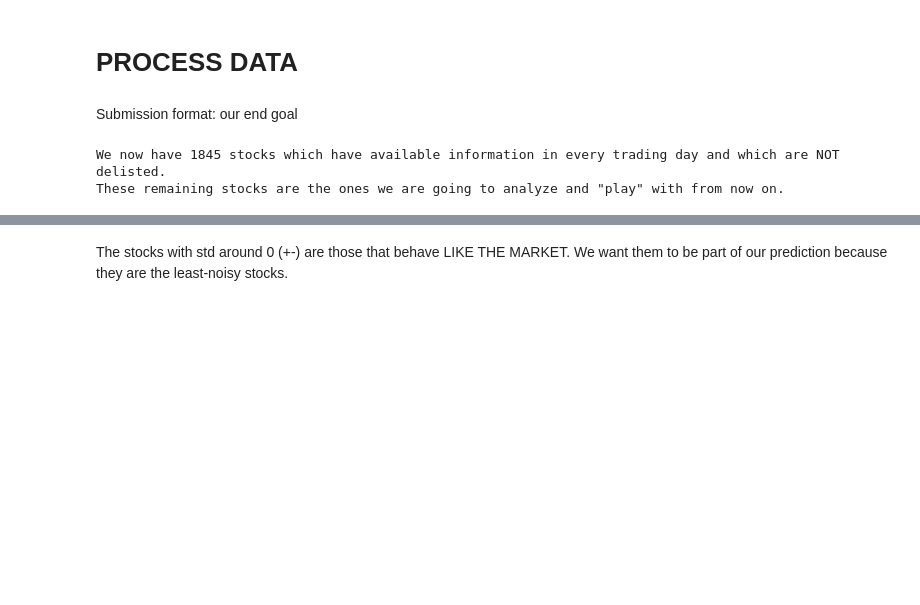
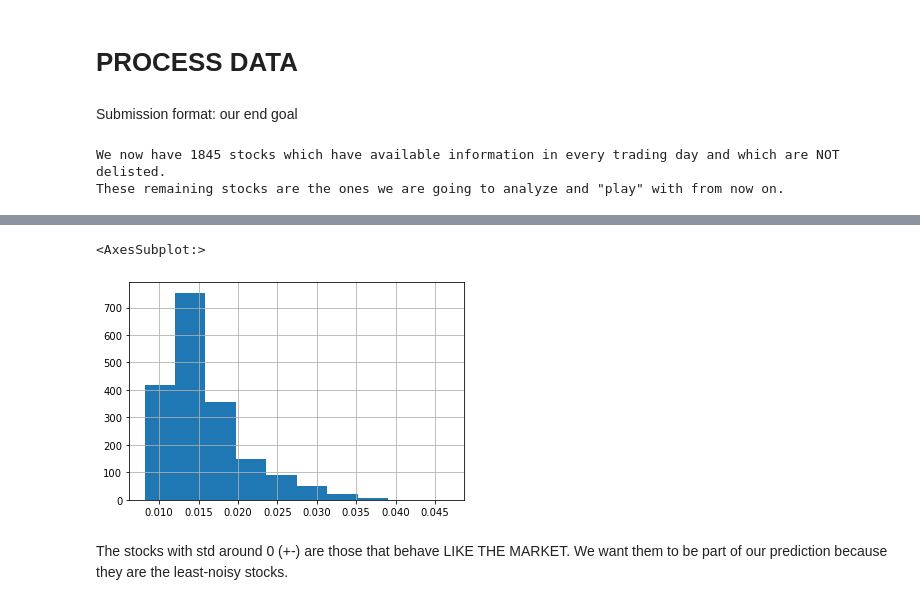
Before and after one commit to ofirnesher-nemodata/jpx-tokyo-stock-exchange-prediction, a Jupyter notebook: notebooks/submission-21-06-22.ipynb, the cells around one changed output, grey strips where cells are left out. Drawn from its saved outputs; the diff is of its cells as text; code cells hidden in the pictures; blank space fills up the shorter version.

```diff
--- a/notebooks/submission-21-06-22.ipynb
+++ b/notebooks/submission-21-06-22.ipynb
@@ -89,5 +90,8 @@ def adjust_price(price):
     return price
 # %%
 adj_prices_df = adjust_price(listed_stock_prices)
+
+# TODO: change "adj_open"!
 adj_prices_df['daily_change'] = (adj_prices_df['adj_close'] - adj_prices_df['adj_open']) / adj_prices_df['adj_close']
+adj_prices_df = adj_prices_df.reset_index()
 # adj_prices_df
@@ -94,5 +114,5 @@ adj_prices_df['daily_change'] = (adj_prices_df['adj_close'] - adj_prices_df['adj
 # %%
-grouped_df = adj_prices_df.groupby(adj_prices_df.index, observed=True)['daily_change'].mean()
+grouped_df = adj_prices_df.groupby('Date')['daily_change'].mean()
 grouped_df = pd.DataFrame(grouped_df)
 grouped_df.columns = ['market_change_mean']
 # grouped_df
@@ -99,7 +136,7 @@ grouped_df.columns = ['market_change_mean']
 # %%
 all_stocks_df = adj_prices_df.join(grouped_df, on='Date')
 all_stocks_df['market_gap'] = all_stocks_df['daily_change'] - all_stocks_df['market_change_mean']
-all_stocks_df.sort_index(inplace=True)
+all_stocks_df.sort_values(by='Date', inplace=True)
 # all_stocks_df.head()
 # %%
 # all_stocks_df[all_stocks_df['SecuritiesCode'] == 1301]['market_gap'].std()
@@ -109,3 +146,5 @@ all_stocks_df.sort_index(inplace=True)
 #                                                                            kind="line", figsize=(20, 10))
 # %%
 statistics_df = all_stocks_df.groupby(by='SecuritiesCode')['market_gap'].agg(['mean', 'median', 'std'])
+statistics_df['abs_mean'] = np.abs(statistics_df['mean'])
+statistics_df
@@ -112,5 +166,8 @@ statistics_df = all_stocks_df.groupby(by='SecuritiesCode')['market_gap'].agg(['m
 # %%
-# statistics_df['std'].hist()
+statistics_df['std'].hist()
+# %% [output]
+<AxesSubplot:>
+[figure, added]
 # %% [markdown]
 The stocks with std around 0 (+-) are those that behave LIKE THE MARKET.
 We want them to be part of our prediction because they are the least-noisy stocks.
```
Also changed, not shown: parts of 22 cells of this notebook.
